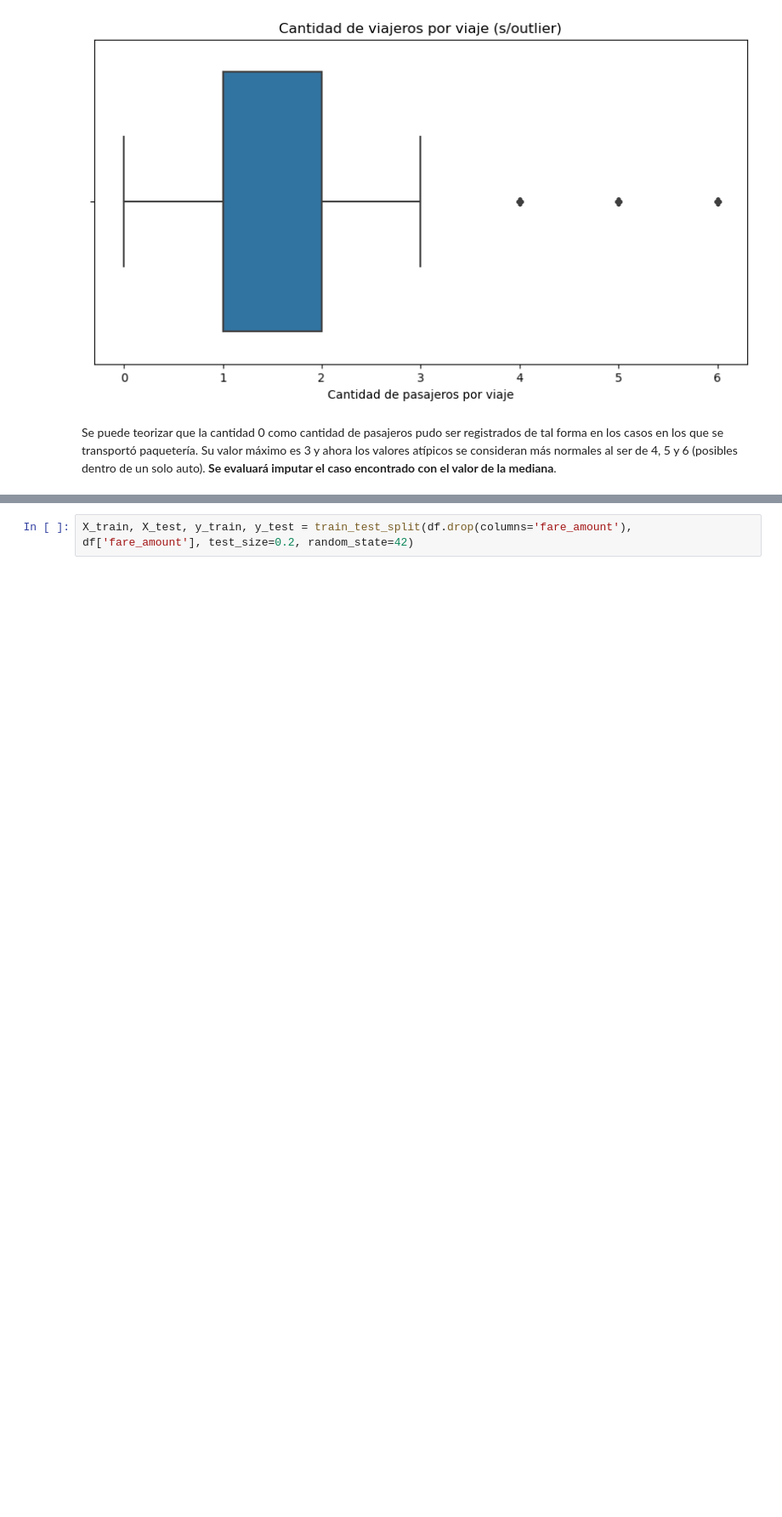
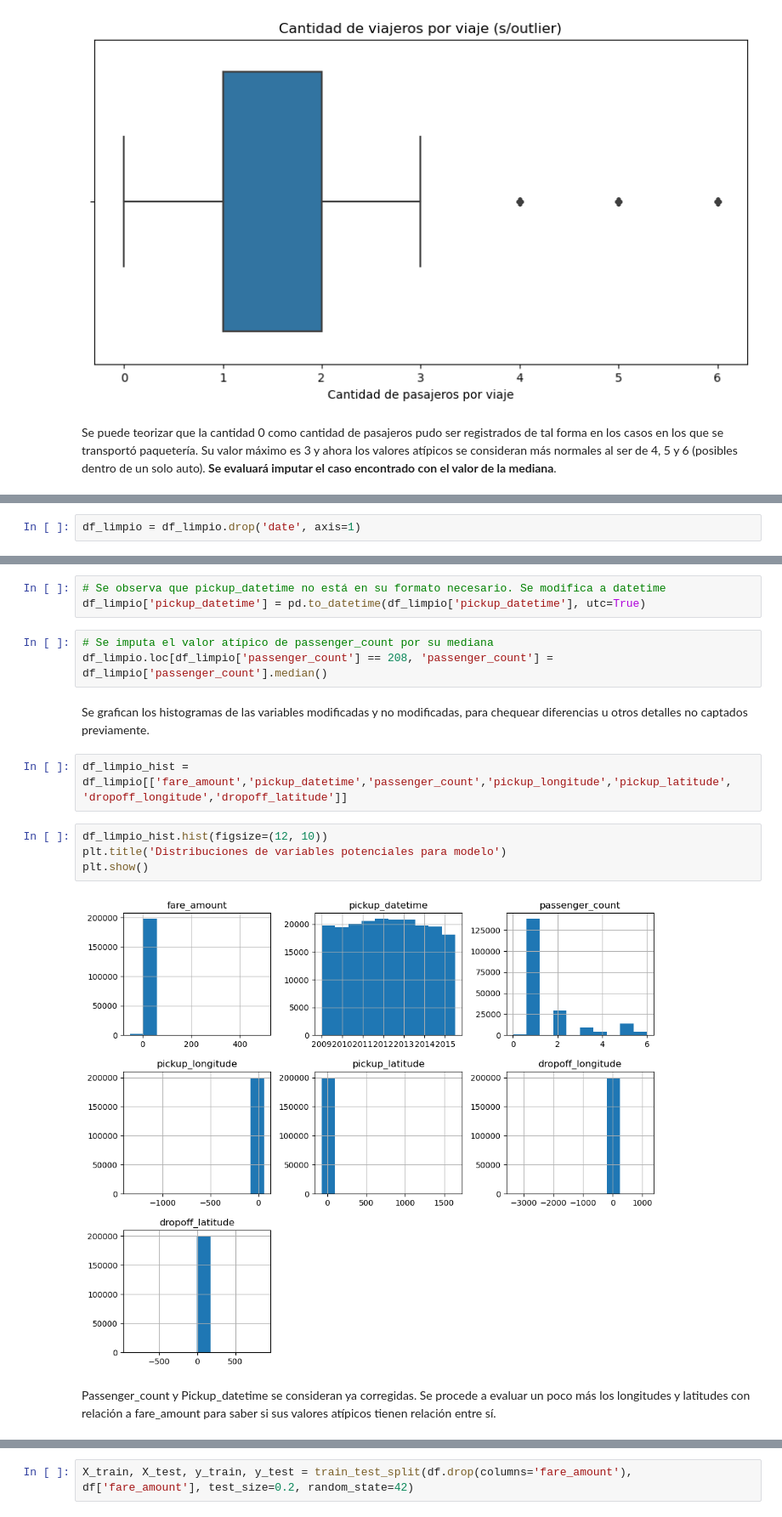
Before and after one commit to CaroRuiz92/AA1-TUIA-2025C2-Ruiz-Quispe, a Jupyter notebook: TP-Regresion-AA1-2025C1.ipynb, the cells around one changed output, grey strips where cells are left out. Shown at 85% size. Saved outputs shown, nothing was run; the diff lists cells and outputs as text; blank space fills up the shorter version.

Commit message:
Imputación de faltantes y outliers seleccionados en passengers y pickup_datetime

```diff
--- a/TP-Regresion-AA1-2025C1.ipynb
+++ b/TP-Regresion-AA1-2025C1.ipynb
@@ -192,0 +186,2 @@ Se puede teorizar que la cantidad 0 como cantidad de pasajeros pudo ser registra
+# %%
+df_limpio = df_limpio.drop('date', axis=1)
@@ -192,0 +206,19 @@ Se puede teorizar que la cantidad 0 como cantidad de pasajeros pudo ser registra
+# %%
+# Se observa que pickup_datetime no está en su formato necesario. Se modifica a datetime
+df_limpio['pickup_datetime'] = pd.to_datetime(df_limpio['pickup_datetime'], utc=True)
+# %%
+# Se imputa el valor atípico de passenger_count por su mediana
+df_limpio.loc[df_limpio['passenger_count'] == 208, 'passenger_count'] = df_limpio['passenger_count'].median()
+# %% [markdown]
+Se grafican los histogramas de las variables modificadas y no modificadas, para chequear diferencias u otros detalles no captados previamente.
+# %%
+df_limpio_hist = df_limpio[['fare_amount','pickup_datetime','passenger_count','pickup_longitude','pickup_latitude',
+'dropoff_longitude','dropoff_latitude']]
+# %%
+df_limpio_hist.hist(figsize=(12, 10))
+plt.title('Distribuciones de variables potenciales para modelo')
+plt.show()
+# %% [output]
+[figure, added]
+# %% [markdown]
+Passenger_count y Pickup_datetime se consideran ya corregidas. Se procede a evaluar un poco más los longitudes y latitudes con relación a fare_amount para saber si sus valores atípicos tienen relación entre sí.
```
Also changed, not shown: parts of 20 cells of this notebook.
